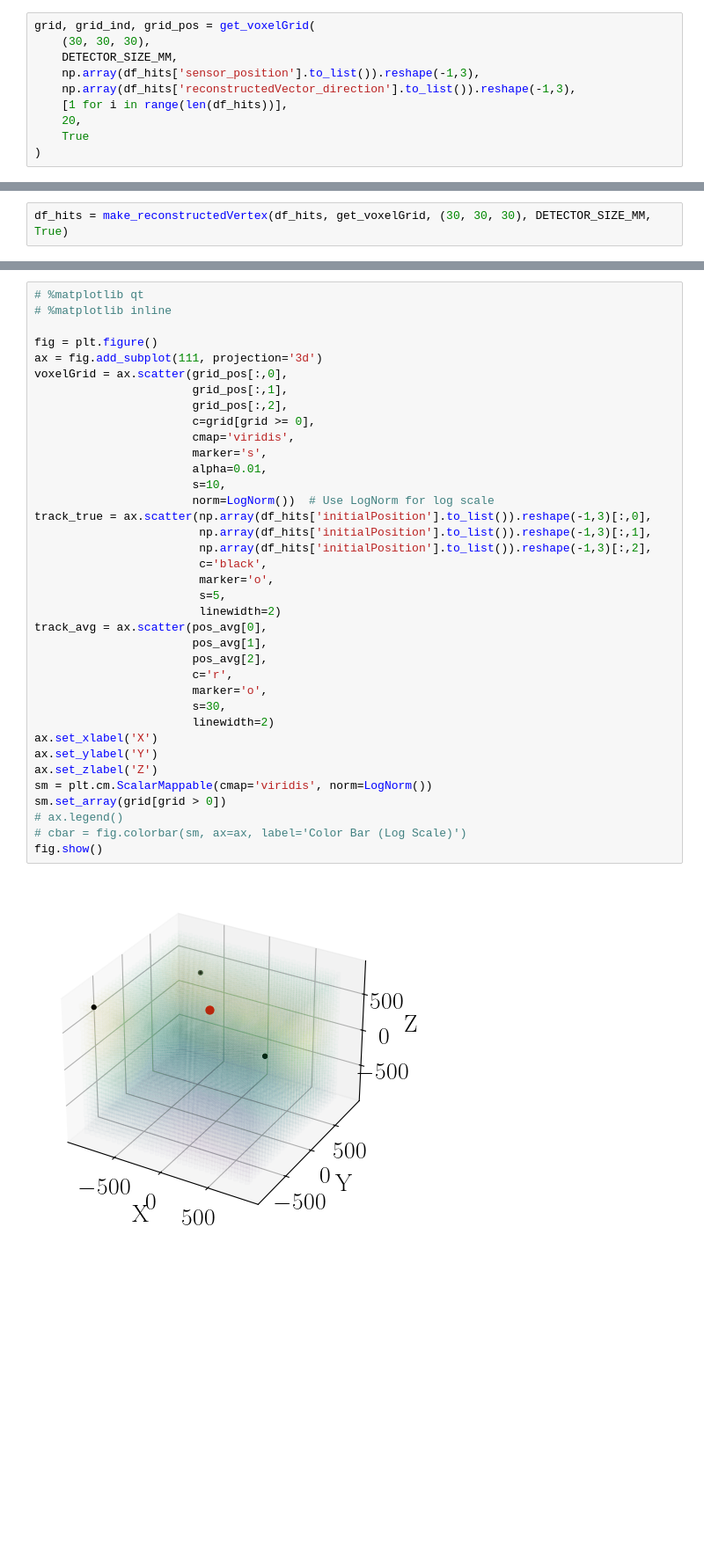
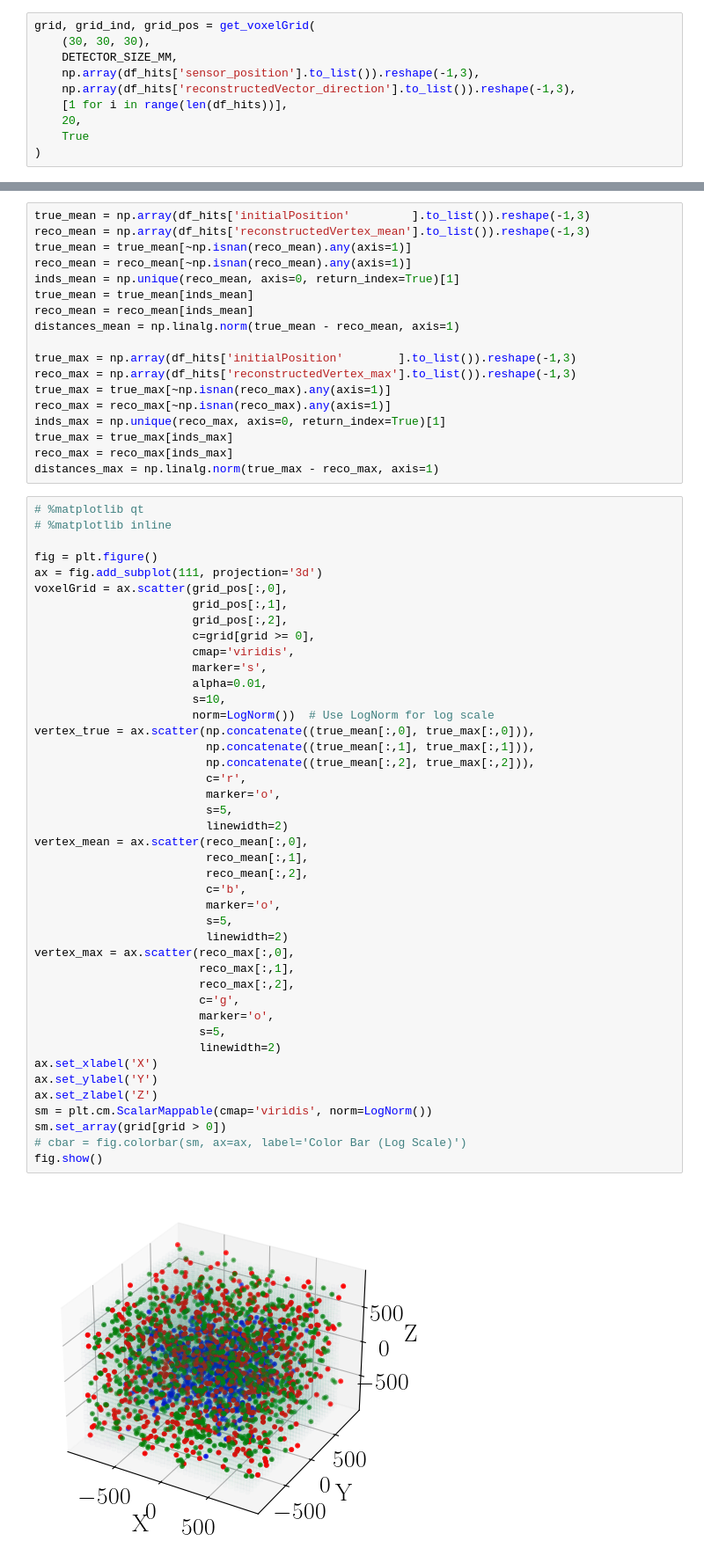
Before and after one commit to Noah-Everett/DSPS-Detector, a Jupyter notebook: analysis/vertexAnalysis.ipynb, the cells around one changed output, grey strips where cells are left out. Shown at 88% size. Saved outputs shown, nothing was run; the diff lists cells and outputs as text; blank space fills up the shorter version.

```diff
--- a/analysis/vertexAnalysis.ipynb
+++ b/analysis/vertexAnalysis.ipynb
@@ -135,2 +132,0 @@ fig.show()
-# %%
-df_hits = make_reconstructedVertex(df_hits, get_voxelGrid, (30, 30, 30), DETECTOR_SIZE_MM, True)
@@ -157,39 +138,63 @@ ValueError: NumPy boolean array indexing assignment cannot assign 3 input values
+# %%
+true_mean = np.array(df_hits['initialPosition'         ].to_list()).reshape(-1,3)
+reco_mean = np.array(df_hits['reconstructedVertex_mean'].to_list()).reshape(-1,3)
+true_mean = true_mean[~np.isnan(reco_mean).any(axis=1)]
+reco_mean = reco_mean[~np.isnan(reco_mean).any(axis=1)]
+inds_mean = np.unique(reco_mean, axis=0, return_index=True)[1]
+true_mean = true_mean[inds_mean]
+reco_mean = reco_mean[inds_mean]
+distances_mean = np.linalg.norm(true_mean - reco_mean, axis=1)
+
+true_max = np.array(df_hits['initialPosition'        ].to_list()).reshape(-1,3)
+reco_max = np.array(df_hits['reconstructedVertex_max'].to_list()).reshape(-1,3)
+true_max = true_max[~np.isnan(reco_max).any(axis=1)]
+reco_max = reco_max[~np.isnan(reco_max).any(axis=1)]
+inds_max = np.unique(reco_max, axis=0, return_index=True)[1]
+true_max = true_max[inds_max]
+reco_max = reco_max[inds_max]
+distances_max = np.linalg.norm(true_max - reco_max, axis=1)
 # %%
 # %matplotlib qt
 # %matplotlib inline
 
 fig = plt.figure()
 ax = fig.add_subplot(111, projection='3d')
 voxelGrid = ax.scatter(grid_pos[:,0],
                        grid_pos[:,1],
                        grid_pos[:,2],
                        c=grid[grid >= 0],
                        cmap='viridis',
                        marker='s',
                        alpha=0.01,
                        s=10,
                        norm=LogNorm())  # Use LogNorm for log scale
-track_true = ax.scatter(np.array(df_hits['initialPosition'].to_list()).reshape(-1,3)[:,0],
-                        np.array(df_hits['initialPosition'].to_list()).reshape(-1,3)[:,1],
-                        np.array(df_hits['initialPosition'].to_list()).reshape(-1,3)[:,2],
-                        c='black',
+vertex_true = ax.scatter(np.concatenate((true_mean[:,0], true_max[:,0])),
+                         np.concatenate((true_mean[:,1], true_max[:,1])),
+                         np.concatenate((true_mean[:,2], true_max[:,2])),
+                         c='r',
+                         marker='o',
+                         s=5,
+                         linewidth=2)
+vertex_mean = ax.scatter(reco_mean[:,0],
+                         reco_mean[:,1],
+                         reco_mean[:,2],
+                         c='b',
+                         marker='o',
+                         s=5,
+                         linewidth=2)
+vertex_max = ax.scatter(reco_max[:,0],
+                        reco_max[:,1],
+                        reco_max[:,2],
+                        c='g',
                         marker='o',
                         s=5,
                         linewidth=2)
-track_avg = ax.scatter(pos_avg[0],
-                       pos_avg[1],
-                       pos_avg[2],
-                       c='r',
-                       marker='o',
-                       s=30,
-                       linewidth=2)
 ax.set_xlabel('X')
 ax.set_ylabel('Y')
 ax.set_zlabel('Z')
 sm = plt.cm.ScalarMappable(cmap='viridis', norm=LogNorm())
 sm.set_array(grid[grid > 0])
-# ax.legend()
 # cbar = fig.colorbar(sm, ax=ax, label='Color Bar (Log Scale)')
 fig.show()
 # %% [output]
-[figure, old version]
+[figure, new version]
```
Also changed, not shown: parts of 14 cells of this notebook, 27 other files.
